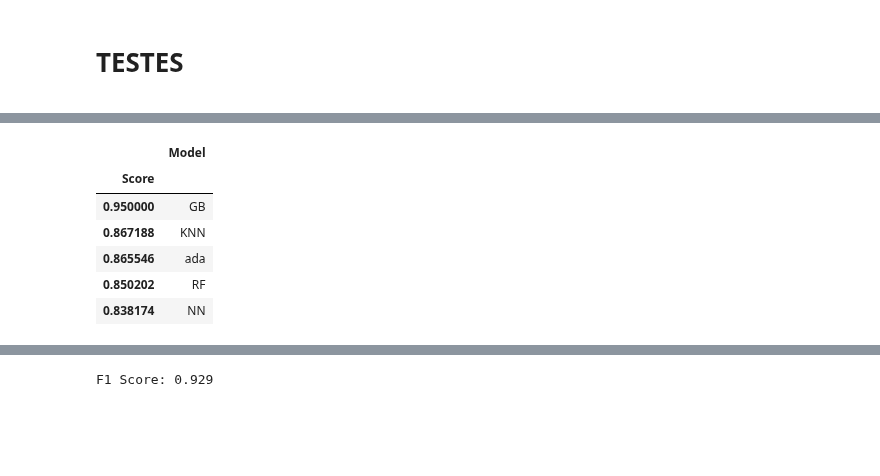
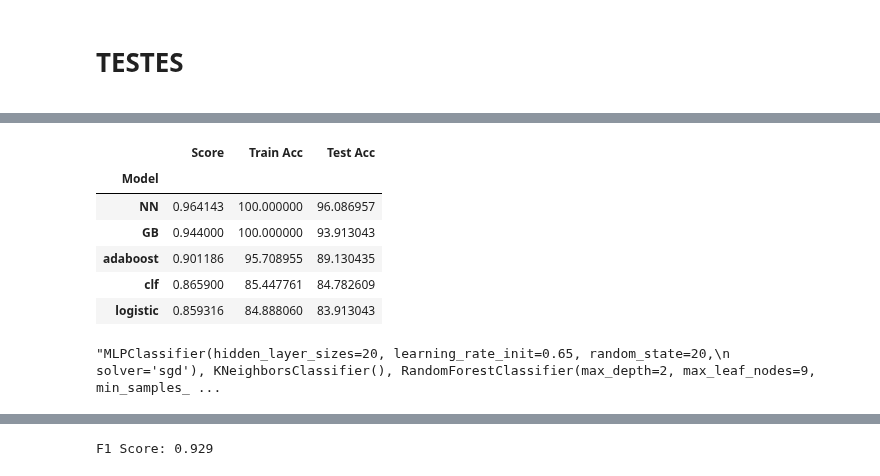
Before and after one commit to henrymmarques/MLProject, a Jupyter notebook: Group03 - ML Project.ipynb, the cells around one changed output, grey strips where cells are left out. Cells and saved outputs as stored; diff of their text form; code cells hidden in the pictures; blank space fills up the shorter version.

```diff
--- a/Group03 - ML Project.ipynb
+++ b/Group03 - ML Project.ipynb
@@ -709,6 +673,6 @@ train_data
 # %%
 X_train, X_test, y_train, y_test = train_test_split(train_data, train_target, test_size = 0.3, random_state=15
-                                                    ,shuffle=True, stratify=train_target)
+                                                    ,shuffle=True)
 # %%
 from sklearn.neural_network import MLPClassifier
 from sklearn.ensemble import BaggingClassifier,RandomForestClassifier,AdaBoostClassifier,GradientBoostingClassifier
@@ -716,10 +680,12 @@ from sklearn.impute import KNNImputer
 from sklearn.neighbors import KNeighborsClassifier
 from sklearn import metrics
 
-NN = MLPClassifier(random_state = 40, activation='tanh' )
+NN = MLPClassifier(solver = 'sgd', random_state = 20, learning_rate_init = 0.65, hidden_layer_sizes=20)
 NN.fit(X_train, y_train)
 # NN_score = NN.score(X_test,y_test)
 NN_score= metrics.f1_score(y_test,NN.predict(X_test))
+
+
 
 KNN = KNeighborsClassifier()
 KNN.fit(X_train, y_train)
@@ -750,21 +716,42 @@ logistic_score=metrics.f1_score(y_test,logistic.predict(X_test))
 
 adaboost = AdaBoostClassifier(n_estimators=100, random_state=0).fit(X_train,y_train)
 ada_score = metrics.f1_score(y_test,adaboost.predict(X_test))
-# %%
-results = pd.DataFrame({
-    'Model': ['NN','KNN','RF','GB', 'ada'],
-    'Score': [NN_score,KNN_score,RF_score,GB_score,  ada_score]})
-result_df = results.sort_values(by='Score', ascending=False)
-result_df = result_df.set_index('Score')
-result_df.head()
-# %% [output]
-|  | Model |
-| Score |  |
-| 0.950000 | GB |
-| 0.867188 | KNN |
-| 0.865546 | ada |
-| 0.850202 | RF |
-| 0.838174 | NN |
+# %%
+def train_test_accuracy(model):
+      train_accuracy=metrics.accuracy_score(y_train, model.predict(X_train))*100
+      test_accuracy=metrics.accuracy_score(y_test, model.predict(X_test))*100
+      return train_accuracy, test_accuracy
+
+def f1_score(model):
+      return metrics.f1_score(y_test,model.predict(X_test))
+# %%
+models=[NN, KNN, RF, GB, clf, gnb, logistic, adaboost]
+models_names=['NN', 'KNN', 'RF', 'GB', 'clf', 'gnb', 'logistic', 'adaboost']
+models_acc=list(map(train_test_accuracy, models))
+result_tuple = list(map(list, zip(*models_acc)))
+train_acc, test_acc = result_tuple
+
+results = pd.DataFrame({
+    'Model': models_names,
+    'Score': list(map(f1_score, models)),
+    'Train Acc': train_acc,
+    'Test Acc': test_acc
+    })
+result_df = results.sort_values(by='Score', ascending=False)
+result_df = result_df.set_index('Model')
+result_df.head()
+# %% [output]
+|  | Score | Train Acc | Test Acc |
+| Model |  |  |  |
+| NN | 0.964143 | 100.000000 | 96.086957 |
+| GB | 0.944000 | 100.000000 | 93.913043 |
+| adaboost | 0.901186 | 95.708955 | 89.130435 |
+| clf | 0.865900 | 85.447761 | 84.782609 |
+| logistic | 0.859316 | 84.888060 | 83.913043 |
+# %%
+models=[NN, KNN, RF, GB, clf, gnb, logistic, adaboost]
+# %% [output]
+"MLPClassifier(hidden_layer_sizes=20, learning_rate_init=0.65, random_state=20,\n              solver='sgd'), KNeighborsClassifier(), RandomForestClassifier(max_depth=2, max_leaf_nodes=9, min_samples_ ...
 # %%
 def avg_score_LR(split_method,X,y,model):
     score_train = []
```
Also changed, not shown: parts of 12 cells of this notebook, 5 other files.
